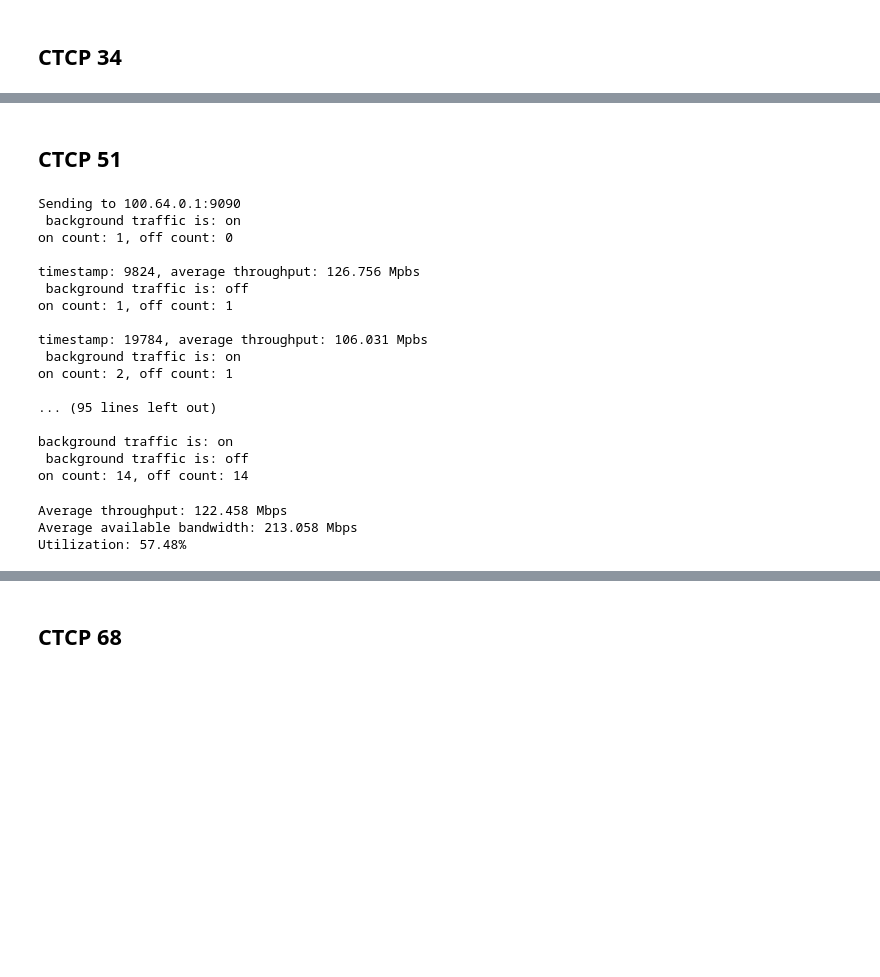
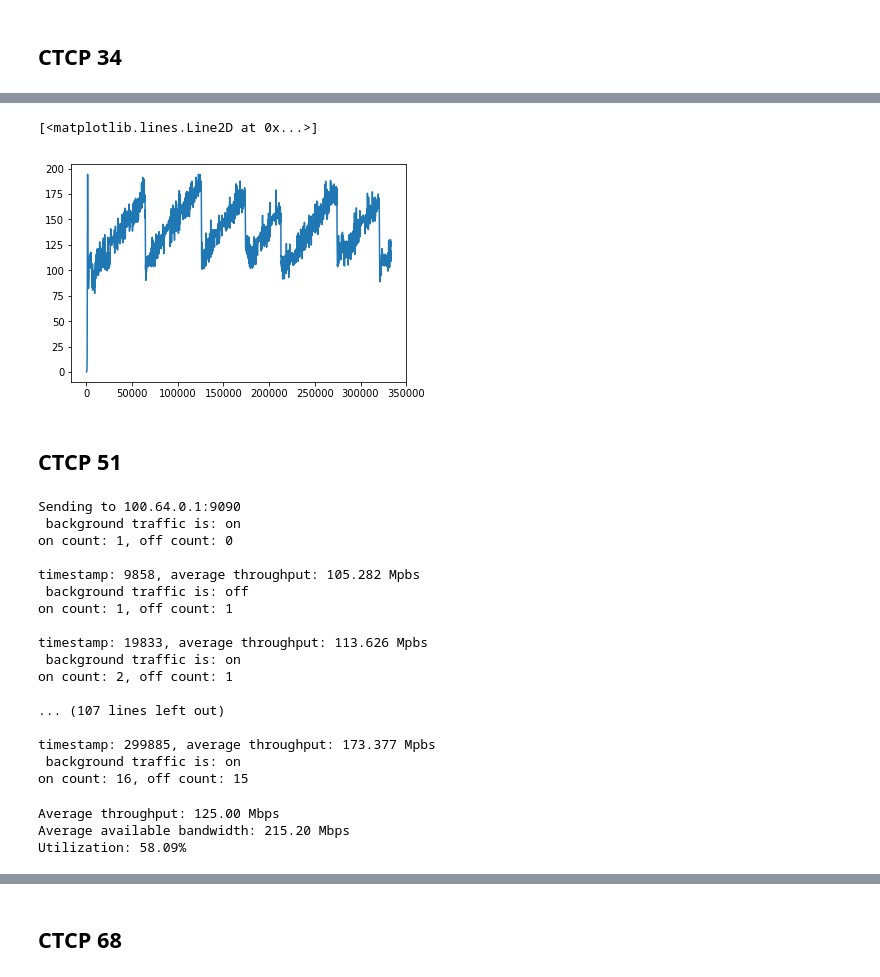
Before and after one commit to tleavitt/ctcp-data-analysis, a Jupyter notebook: data-analysis.ipynb, the cells around one changed output, grey strips where cells are left out. Saved outputs shown, nothing was run; the diff lists cells and outputs as text; code cells hidden in the pictures; blank space fills up the shorter version.

```diff
--- a/data-analysis.ipynb
+++ b/data-analysis.ipynb
@@ -149,29 +152,34 @@ Utilization: 55.94%
+# %%
+plt.plot(ctcp34[:, 0], ctcp34[:, 1])
+# %% [output]
+[<matplotlib.lines.Line2D at 0x...>]
+[figure, added]
 # %% [markdown]
 ## CTCP 51
 # %%
-print_cross_traffic_on_off('./datadumps/ctcp51.dump')
+print_cross_traffic_on_off('./datadumps/ctcp51final.dump')
 # %% [output]
 Sending to 100.64.0.1:9090
  background traffic is: on
 on count: 1, off count: 0
 
-timestamp: 9824, average throughput: 126.756 Mpbs
+timestamp: 9858, average throughput: 105.282 Mpbs
  background traffic is: off
 on count: 1, off count: 1
 
-timestamp: 19784, average throughput: 106.031 Mpbs
+timestamp: 19833, average throughput: 113.626 Mpbs
  background traffic is: on
 on count: 2, off count: 1
 
-... (95 lines left out)
+... (107 lines left out)
 
-background traffic is: on
- background traffic is: off
-on count: 14, off count: 14
+timestamp: 299885, average throughput: 173.377 Mpbs
+ background traffic is: on
+on count: 16, off count: 15
 # %%
-ctcp51 = extract_time_and_throughput('./datadumps/ctcp51.dump')
-print_throughput_stats(ctcp51, 13, 51)
+ctcp51 = extract_time_and_throughput('./datadumps/ctcp51final.dump')
+print_throughput_stats(ctcp51, 15, 51)
 # %% [output]
-Average throughput: 122.458 Mbps
-Average available bandwidth: 213.058 Mbps
-Utilization: 57.48%
+Average throughput: 125.00 Mbps
+Average available bandwidth: 215.20 Mbps
+Utilization: 58.09%
```
Also changed, not shown: parts of 60 cells of this notebook, 19 other files.
